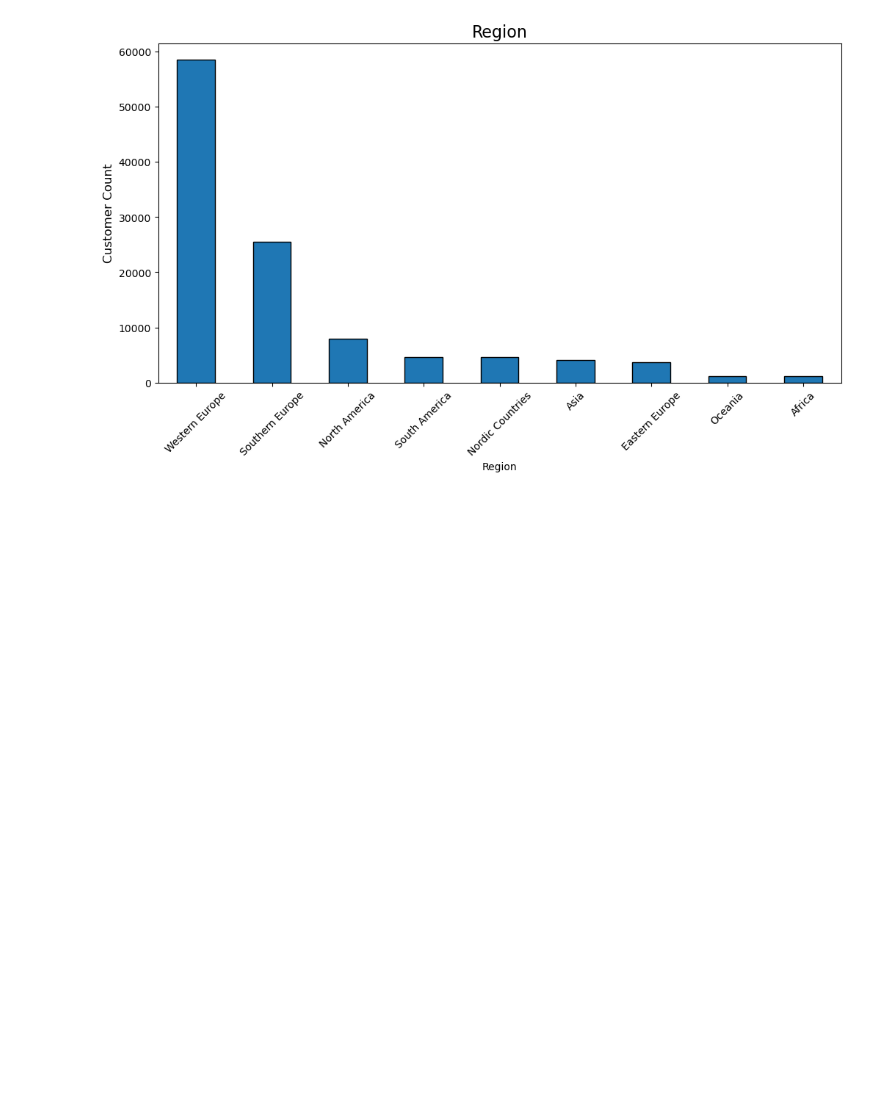
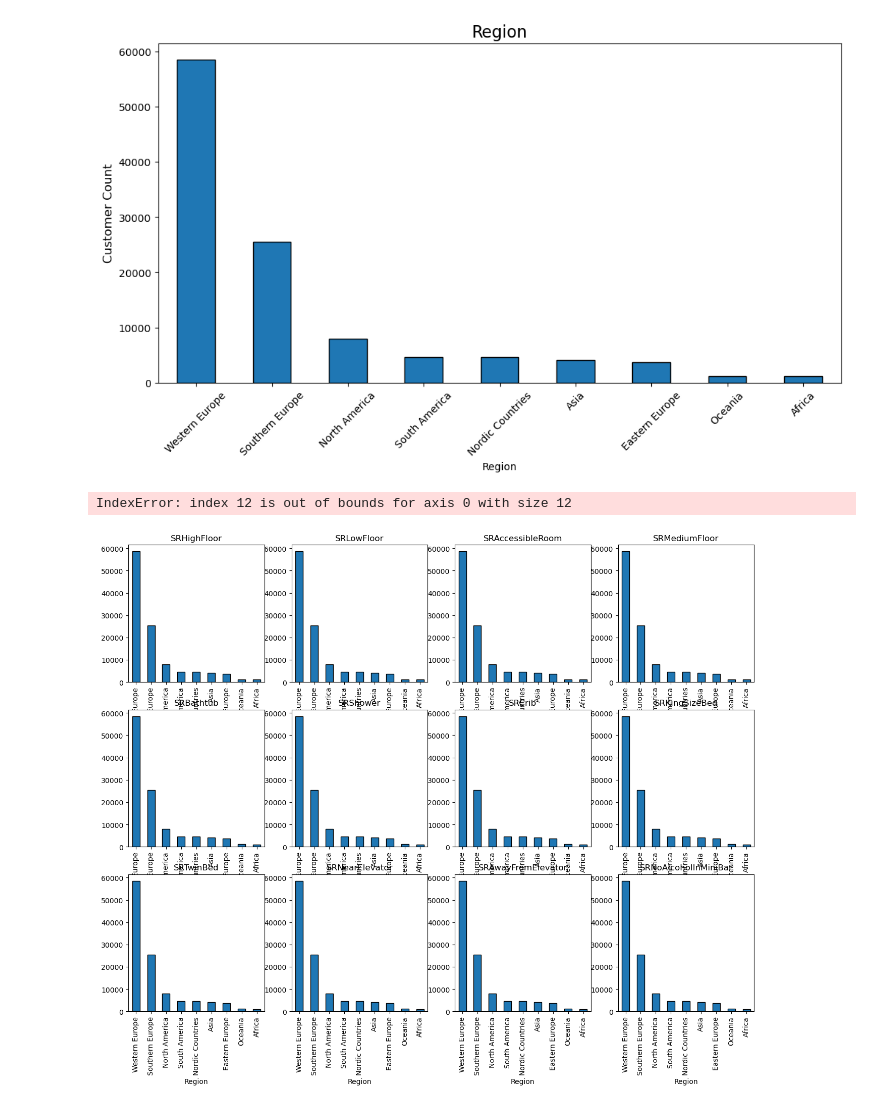
Before and after one commit to RubenCMarques/Hotel-Customer-Segmentation, a Jupyter notebook: Notebooks/Main_notebook.ipynb, the cells around one changed output. Drawn from its saved outputs; the diff is of its cells as text; code cells hidden in the pictures; blank space fills up the shorter version.

Commit message:
graphs

```diff
--- a/Notebooks/Main_notebook.ipynb
+++ b/Notebooks/Main_notebook.ipynb
@@ -494,0 +482,17 @@ customers_eda["city"] = customers_eda["customer_region"].map(city_mapping)
+# %%
+fig, axes = plt.subplots(nrows=3, ncols=4, figsize=(16,12))
+axes = axes.flatten()
+
+for i, col in enumerate(data_bin):
+    data["Region"].value_counts().plot(kind="bar", edgecolor="black", ax=axes[i])
+    axes[i].set_title(col)
+
+# Remove empty subplots (if any)
+for i in range(len(data_bin.columns), len(axes)):
+    fig.delaxes(axes[i])
+
+plt.tight_layout()
+plt.show()
+# %% [output]
+IndexError: index 12 is out of bounds for axis 0 with size 12
+[figure, added]
```
Also changed, not shown: parts of 1 cell of this notebook.
